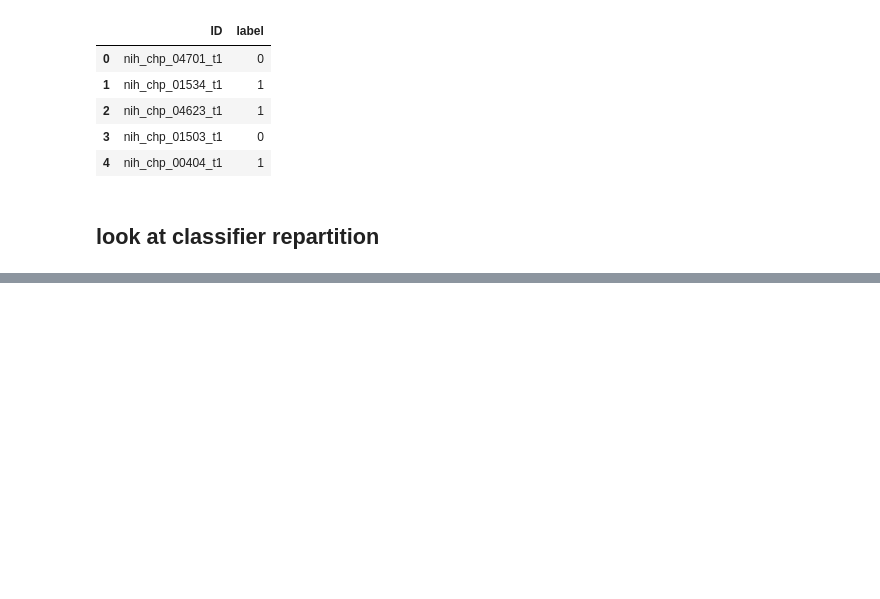
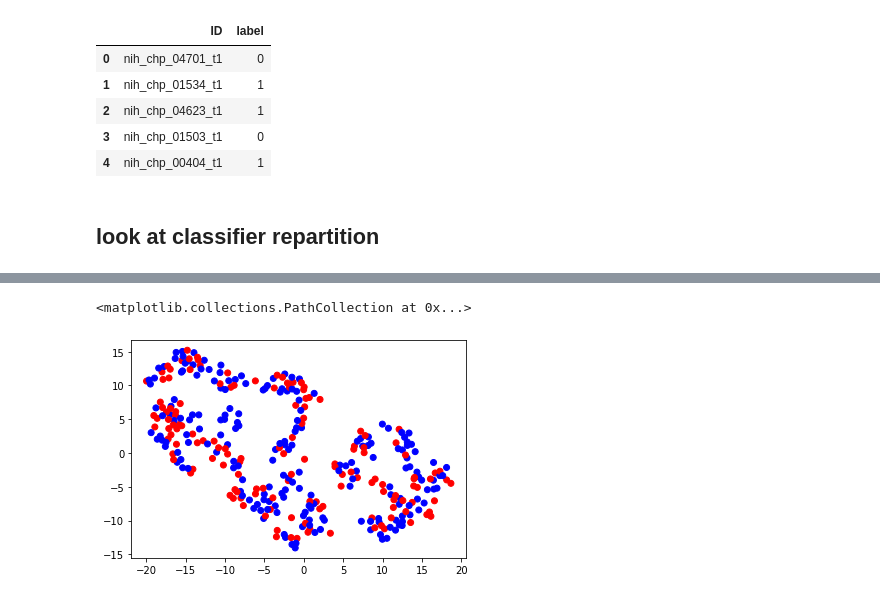
Before and after one commit to neurospin-projects/2023_agaudin_jchavas_folding_supervised, a Jupyter notebook: contrastive/notebooks/linear_classifier.ipynb, the cells around one changed output, grey strips where cells are left out. Saved outputs shown, nothing was run; the diff lists cells and outputs as text; code cells hidden in the pictures; blank space fills up the shorter version.

```diff
--- a/contrastive/notebooks/linear_classifier.ipynb
+++ b/contrastive/notebooks/linear_classifier.ipynb
@@ -566,0 +630,9 @@ plt.show()
+# %%
+tSNE = TSNE(n_components=2)
+
+d2_embs = tSNE.fit_transform(embeddings.values)
+colors = ['blue', 'red']
+plt.scatter(d2_embs[:,0], d2_embs[:,1], c=labels.label, cmap=matplotlib.colors.ListedColormap(colors))
+# %% [output]
+<matplotlib.collections.PathCollection at 0x...>
+[figure, added]
```
Also changed, not shown: parts of 9 cells of this notebook, 4 other files.
